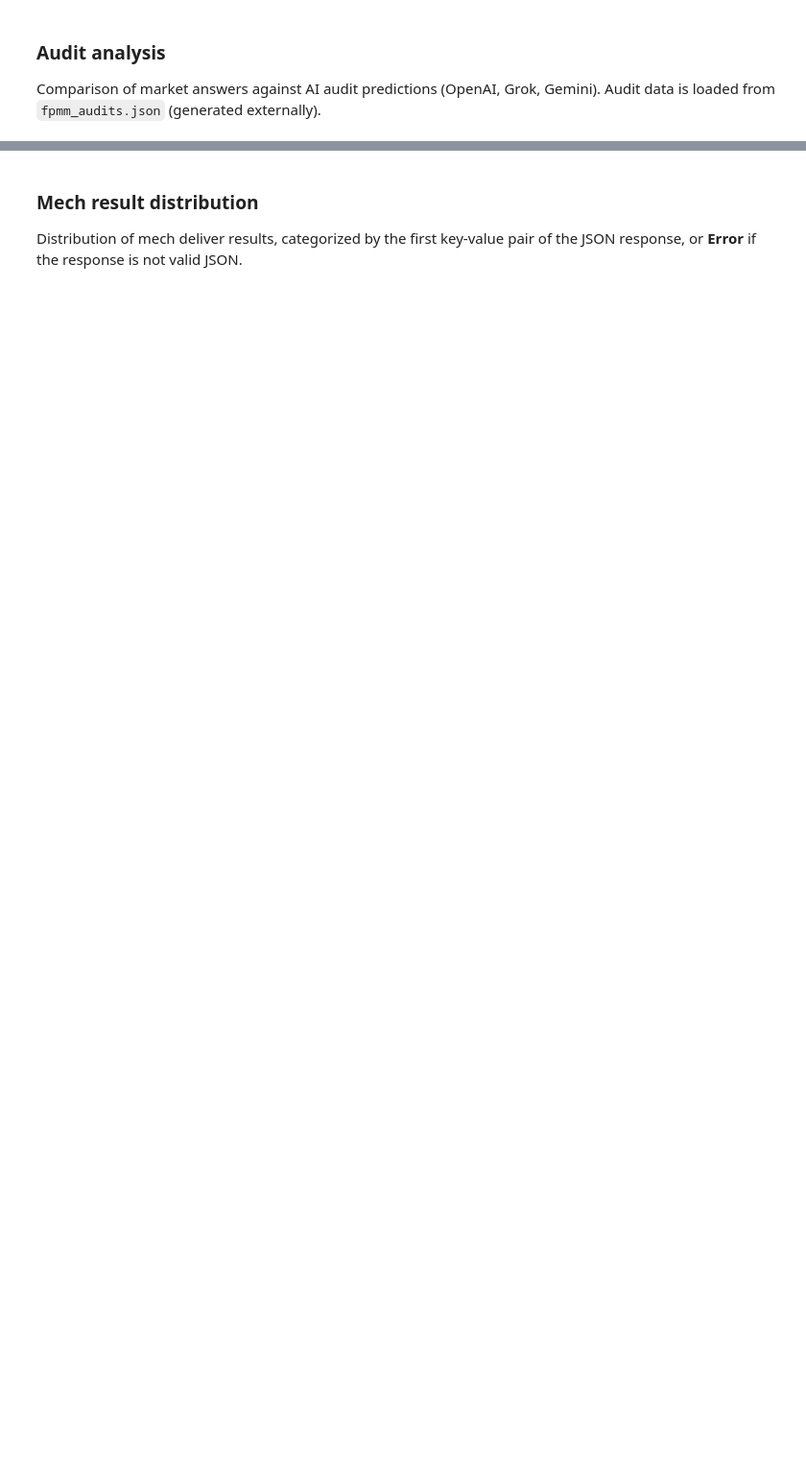
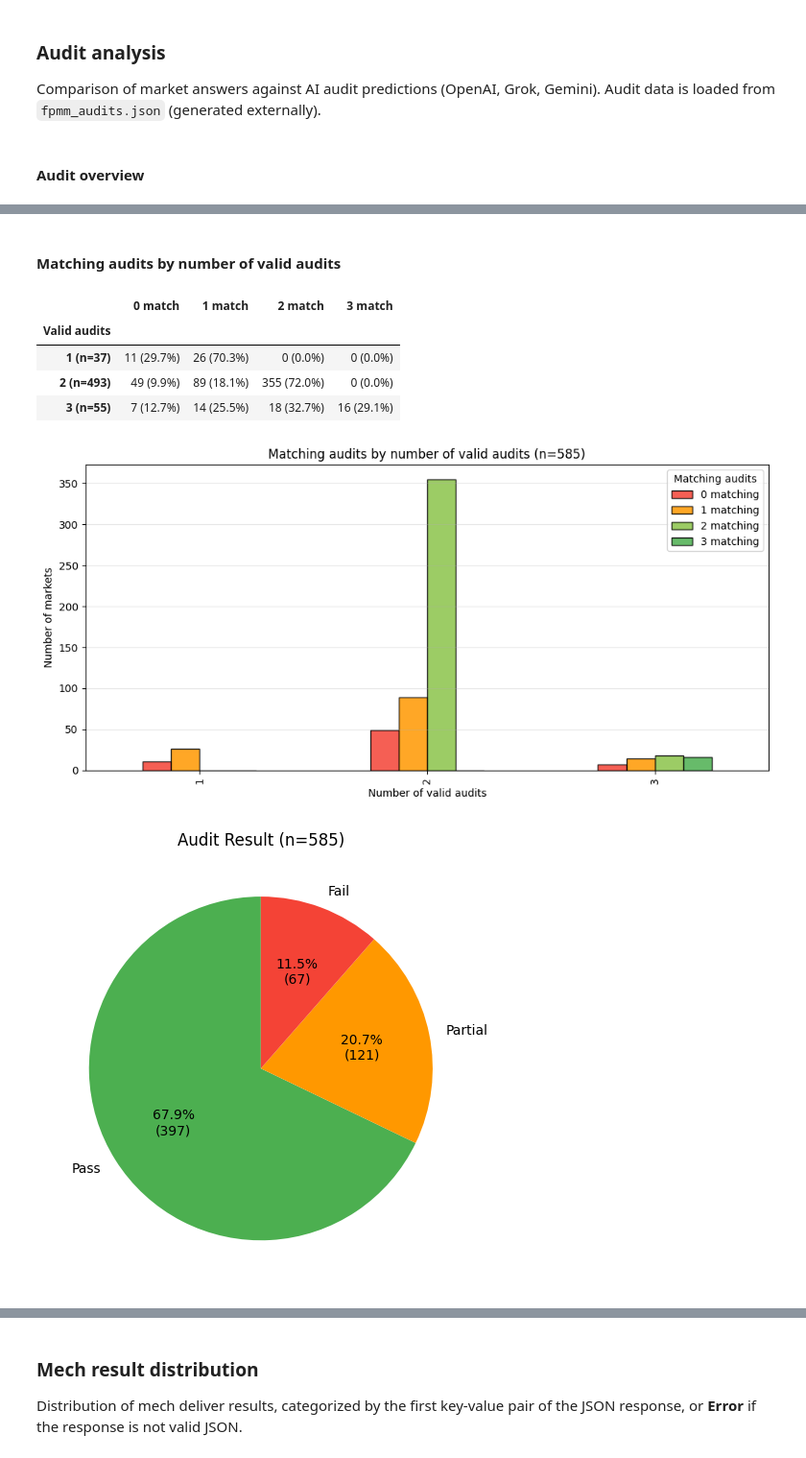
Before and after one commit to valory-xyz/market-creator, a Jupyter notebook: notebooks/market_creator_activity.ipynb, the cells around one changed output, grey strips where cells are left out. Shown at 96% size. Saved outputs shown, nothing was run; the diff lists cells and outputs as text; code cells hidden in the pictures; blank space fills up the shorter version.

```diff
--- a/notebooks/market_creator_activity.ipynb
+++ b/notebooks/market_creator_activity.ipynb
@@ -305,7 +362,7 @@ cols = ["Metric", "Count", "% over total", "% over audited"]
 rows = [
     ("Total markets",           n_markets,         "100%",                        "\u2014"),
     ("Total invalid markets",   n_markets_invalid,  pct(n_markets_invalid, n_markets), "\u2014"),
-    ("Audited markets",         n_audited,          pct(n_audited, n_markets),         pct(n_audited, n_audited)),
+    ("Audited markets",         n_audited,          pct(n_audited, n_markets),     "100%"),
     ("Audited invalid markets", n_audited_invalid,  pct(n_audited_invalid, n_markets), pct(n_audited_invalid, n_audited)),
     ("Audited valid markets",   n_audited_valid,    pct(n_audited_valid, n_markets),   pct(n_audited_valid, n_audited)),
 ]
@@ -321,13 +378,21 @@ for n_valid in sorted(df_audited_valid["n_valid_audits"].unique()):
         pct(count, n_audited),
     ))
 
+# Add pass/partial/fail rows (only for markets with valid audits)
+df_with_valid = df_audited_valid[df_audited_valid["n_valid_audits"] > 0]
+n_with_valid = len(df_with_valid)
+n_pass = int((df_with_valid["n_matching_audits"] == df_with_valid["n_valid_audits"]).sum())
+n_fail = int((df_with_valid["n_matching_audits"] == 0).sum())
+n_partial = n_with_valid - n_pass - n_fail
+rows.append(("Audited - pass",    n_pass,    pct(n_pass, n_markets),    pct(n_pass, n_audited)))
+rows.append(("Audited - partial pass", n_partial, pct(n_partial, n_markets), pct(n_partial, n_audited)))
+rows.append(("Audited - fail",    n_fail,    pct(n_fail, n_markets),    pct(n_fail, n_audited)))
+
 overview = pd.DataFrame(rows, columns=cols)
 display(HTML(overview.to_html(escape=False, index=False)))
 
 # --- Matching audits breakdown by valid audit count ---
-df_with_valid = df_audited_valid[df_audited_valid["n_valid_audits"] > 0].copy()
-
-if len(df_with_valid) > 0:
+if n_with_valid > 0:
     display(HTML("<h4>Matching audits by number of valid audits</h4>"))
     ct = pd.crosstab(df_with_valid["n_valid_audits"], df_with_valid["n_matching_audits"])
     totals = ct.sum(axis=1)
@@ -345,22 +410,13 @@ if len(df_with_valid) > 0:
     ax.set_ylabel("Number of markets")
     ax.legend(title="Matching audits", labels=[f"{c} matching" for c in ct.columns])
     ax.grid(True, alpha=0.3, axis="y")
-    ax.set_title(f"Matching audits by number of valid audits\n(n={len(df_with_valid)})")
+    ax.set_title(f"Matching audits by number of valid audits (n={n_with_valid})")
     plt.tight_layout()
     plt.show()
 
-    # --- Pass / Partial / Fail ---
-    df_with_valid["result"] = df_with_valid.apply(
-        lambda r: "Pass" if r["n_matching_audits"] == r["n_valid_audits"]
-                    else ("Partial" if r["n_matching_audits"] > 0 else "Fail"),
-        axis=1,
-    )
-    result_counts = df_with_valid["result"].value_counts()
-    for cat in ["Pass", "Partial", "Fail"]:
-        result_counts[cat] = result_counts.get(cat, 0)
-
+    # --- Pass / Partial / Fail pie chart ---
     colors = {"Pass": "#4CAF50", "Partial": "#FF9800", "Fail": "#F44336"}
-    pie_data = [(l, result_counts[l]) for l in ["Pass", "Partial", "Fail"] if result_counts[l] > 0]
+    pie_data = [(l, v) for l, v in [("Pass", n_pass), ("Partial", n_partial), ("Fail", n_fail)] if v > 0]
 
     if pie_data:
         fig, ax = plt.subplots(figsize=(6, 5))
@@ -372,12 +428,11 @@ if len(df_with_valid) > 0:
             autopct=lambda p, t=total_pv: f"{p:.1f}%\n({int(round(p * t / 100))})",
             startangle=90,
         )
-        ax.set_title(f"Audit Result\n(n={total_pv})")
+        ax.set_title(f"Audit Result (n={total_pv})")
         plt.tight_layout()
         plt.show()
 
     # Accuracy
-    n_pass, n_fail = result_counts.get("Pass", 0), result_counts.get("Fail", 0)
     denom = n_pass + n_fail
     if denom > 0:
         display(HTML(
@@ -387,3 +442,5 @@ if len(df_with_valid) > 0:
             f"Accuracy (pass / (pass + fail)): <b>{pct(n_pass, denom)}</b> ({n_pass}/{denom})</p>"
             f"<p><i>Excludes markets with partial agreement and markets with no valid audits.</i></p>"
         ))
+# %% [output]
+Audit overview
@@ -389,0 +460,8 @@ if len(df_with_valid) > 0:
+Matching audits by number of valid audits
+|  | 0 match | 1 match | 2 match | 3 match |
+| Valid audits |  |  |  |  |
+| 1 (n=37) | 11 (29.7%) | 26 (70.3%) | 0 (0.0%) | 0 (0.0%) |
+| 2 (n=493) | 49 (9.9%) | 89 (18.1%) | 355 (72.0%) | 0 (0.0%) |
+| 3 (n=55) | 7 (12.7%) | 14 (25.5%) | 18 (32.7%) | 16 (29.1%) |
+[figure, added]
+[figure, added]
```
Also changed, not shown: parts of 19 cells of this notebook.
